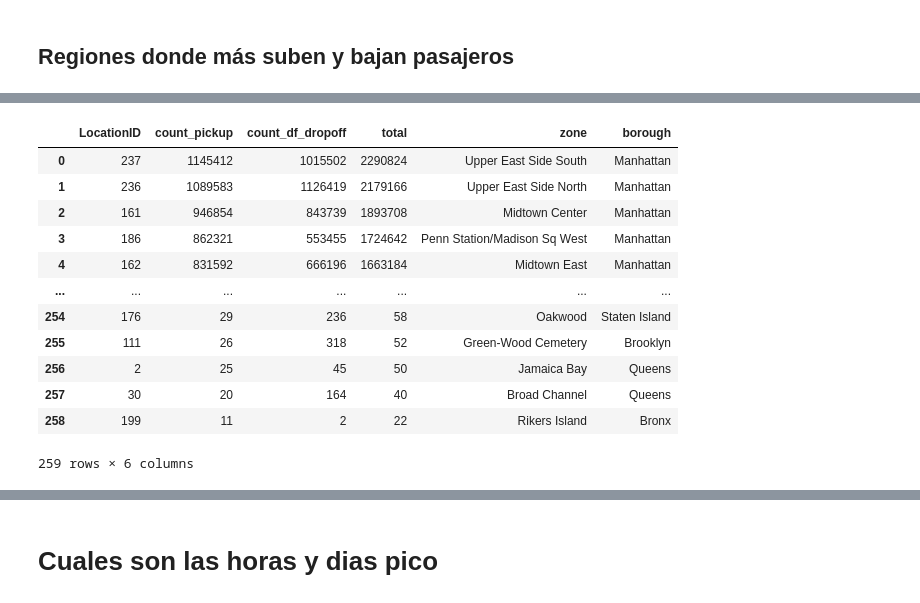
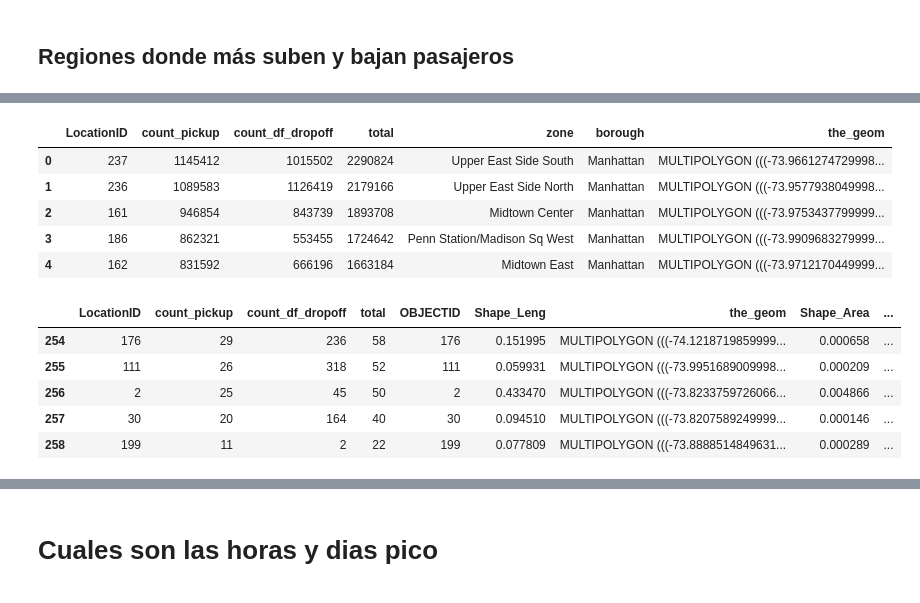
Before and after one commit to poldrosky/yellow_tripdata, a Jupyter notebook: EDA.ipynb, the cells around one changed output, grey strips where cells are left out. Saved outputs shown, nothing was run; the diff lists cells and outputs as text; code cells hidden in the pictures.

```diff
--- a/EDA.ipynb
+++ b/EDA.ipynb
@@ -106,18 +96,11 @@ df_geom_ny
 pickup_dropoff = pd.merge(pickup_dropoff, df_geom_ny, on='LocationID', how='inner')
 # %%
 pickup_dropoff[[
-    'LocationID', 'count_pickup', 'count_df_dropoff', 'total', 'zone', 'borough']]
+    'LocationID', 'count_pickup', 'count_df_dropoff', 'total', 'zone', 'borough', 'the_geom']].head()
 # %% [output]
-|  | LocationID | count_pickup | count_df_dropoff | total | zone | borough |
-| 0 | 237 | 1145412 | 1015502 | 2290824 | Upper East Side South | Manhattan |
-| 1 | 236 | 1089583 | 1126419 | 2179166 | Upper East Side North | Manhattan |
-| 2 | 161 | 946854 | 843739 | 1893708 | Midtown Center | Manhattan |
-| 3 | 186 | 862321 | 553455 | 1724642 | Penn Station/Madison Sq West | Manhattan |
-| 4 | 162 | 831592 | 666196 | 1663184 | Midtown East | Manhattan |
-| ... | ... | ... | ... | ... | ... | ... |
-| 254 | 176 | 29 | 236 | 58 | Oakwood | Staten Island |
-| 255 | 111 | 26 | 318 | 52 | Green-Wood Cemetery | Brooklyn |
-| 256 | 2 | 25 | 45 | 50 | Jamaica Bay | Queens |
-| 257 | 30 | 20 | 164 | 40 | Broad Channel | Queens |
-| 258 | 199 | 11 | 2 | 22 | Rikers Island | Bronx |
+|  | LocationID | count_pickup | count_df_dropoff | total | zone | borough | the_geom |
+| 0 | 237 | 1145412 | 1015502 | 2290824 | Upper East Side South | Manhattan | MULTIPOLYGON (((-73.9661274729998... |
+| 1 | 236 | 1089583 | 1126419 | 2179166 | Upper East Side North | Manhattan | MULTIPOLYGON (((-73.9577938049998... |
+| 2 | 161 | 946854 | 843739 | 1893708 | Midtown Center | Manhattan | MULTIPOLYGON (((-73.9753437799999... |
+| 3 | 186 | 862321 | 553455 | 1724642 | Penn Station/Madison Sq West | Manhattan | MULTIPOLYGON (((-73.9909683279999... |
+| 4 | 162 | 831592 | 666196 | 1663184 | Midtown East | Manhattan | MULTIPOLYGON (((-73.9712170449999... |
-259 rows × 6 columns
@@ -123,0 +114,9 @@ pickup_dropoff[[
+# %%
+pickup_dropoff.tail()
+# %% [output]
+|  | LocationID | count_pickup | count_df_dropoff | total | OBJECTID | Shape_Leng | the_geom | Shape_Area | ... |
+| 254 | 176 | 29 | 236 | 58 | 176 | 0.151995 | MULTIPOLYGON (((-74.1218719859999... | 0.000658 | ... |
+| 255 | 111 | 26 | 318 | 52 | 111 | 0.059931 | MULTIPOLYGON (((-73.9951689009998... | 0.000209 | ... |
+| 256 | 2 | 25 | 45 | 50 | 2 | 0.433470 | MULTIPOLYGON (((-73.8233759726066... | 0.004866 | ... |
+| 257 | 30 | 20 | 164 | 40 | 30 | 0.094510 | MULTIPOLYGON (((-73.8207589249999... | 0.000146 | ... |
+| 258 | 199 | 11 | 2 | 22 | 199 | 0.077809 | MULTIPOLYGON (((-73.8888514849631... | 0.000289 | ... |
```
Also changed, not shown: parts of 16 cells of this notebook, 1 other file.
